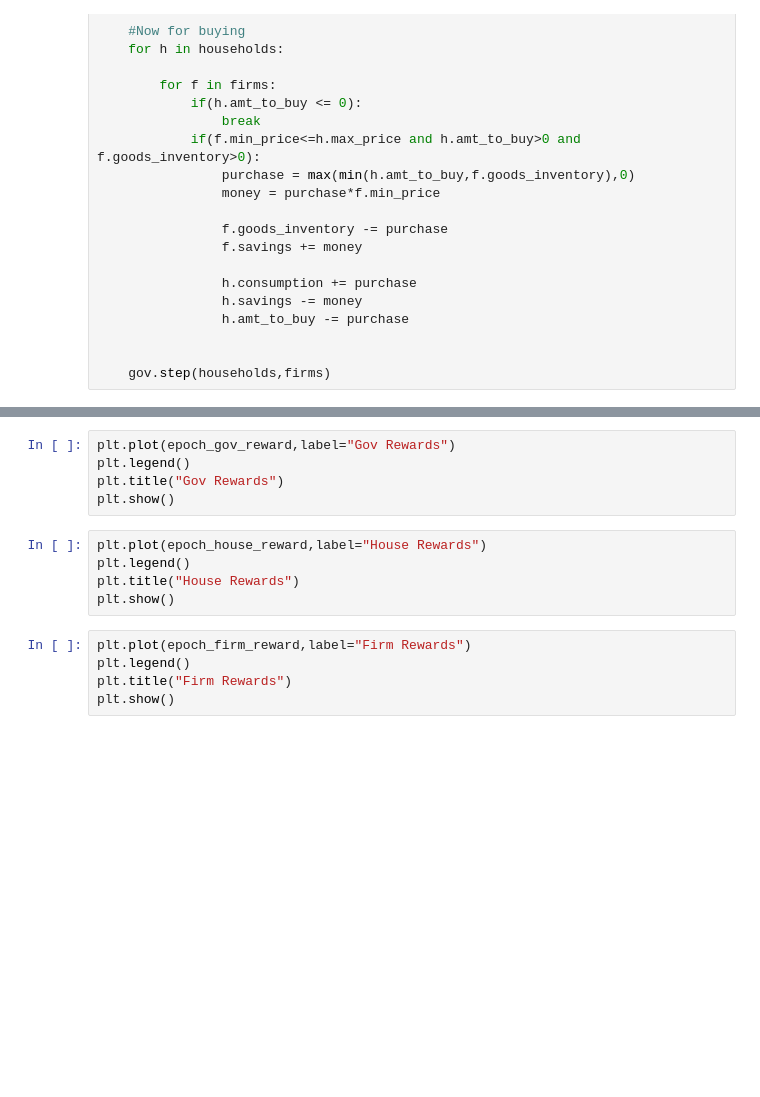
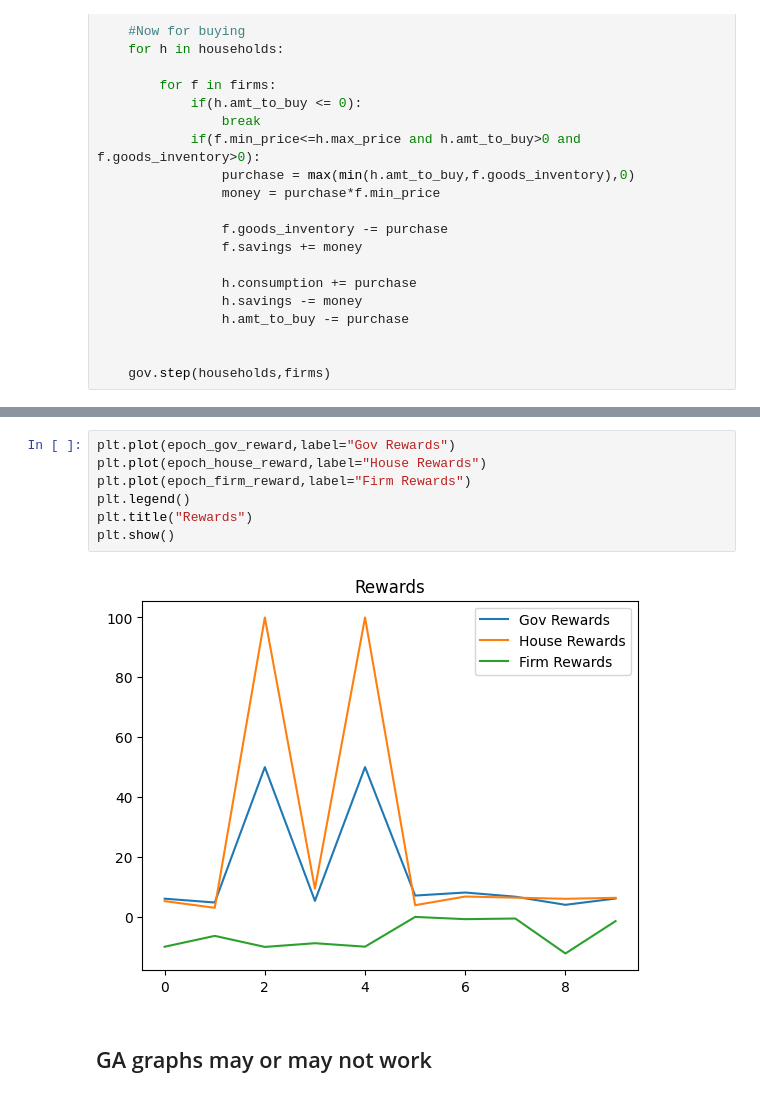
Before and after one commit to SuvrayanBandyopadhyay/AI-Economic-Simulation, a Jupyter notebook: NABIDES_Simulation.ipynb, the cells around one changed output, grey strips where cells are left out. Saved outputs shown, nothing was run; the diff lists cells and outputs as text; blank space fills up the shorter version.

```diff
--- a/NABIDES_Simulation.ipynb
+++ b/NABIDES_Simulation.ipynb
@@ -746,18 +750,14 @@ plt.show()
 # %%
 plt.plot(epoch_gov_reward,label="Gov Rewards")
+plt.plot(epoch_house_reward,label="House Rewards")
+plt.plot(epoch_firm_reward,label="Firm Rewards")
 plt.legend()
-plt.title("Gov Rewards")
+plt.title("Rewards")
 plt.show()
+# %% [output]
+[figure, added]
-# %%
-plt.plot(epoch_house_reward,label="House Rewards")
-plt.legend()
-plt.title("House Rewards")
-plt.show()
-# %%
-plt.plot(epoch_firm_reward,label="Firm Rewards")
-plt.legend()
-plt.title("Firm Rewards")
-plt.show()
+# %% [markdown]
+## GA graphs may or may not work
 # %%
 #Both being compared
 plt.plot(house_rewards,label="Household Mean Rewards")
```
Also changed, not shown: parts of 9 cells of this notebook.
